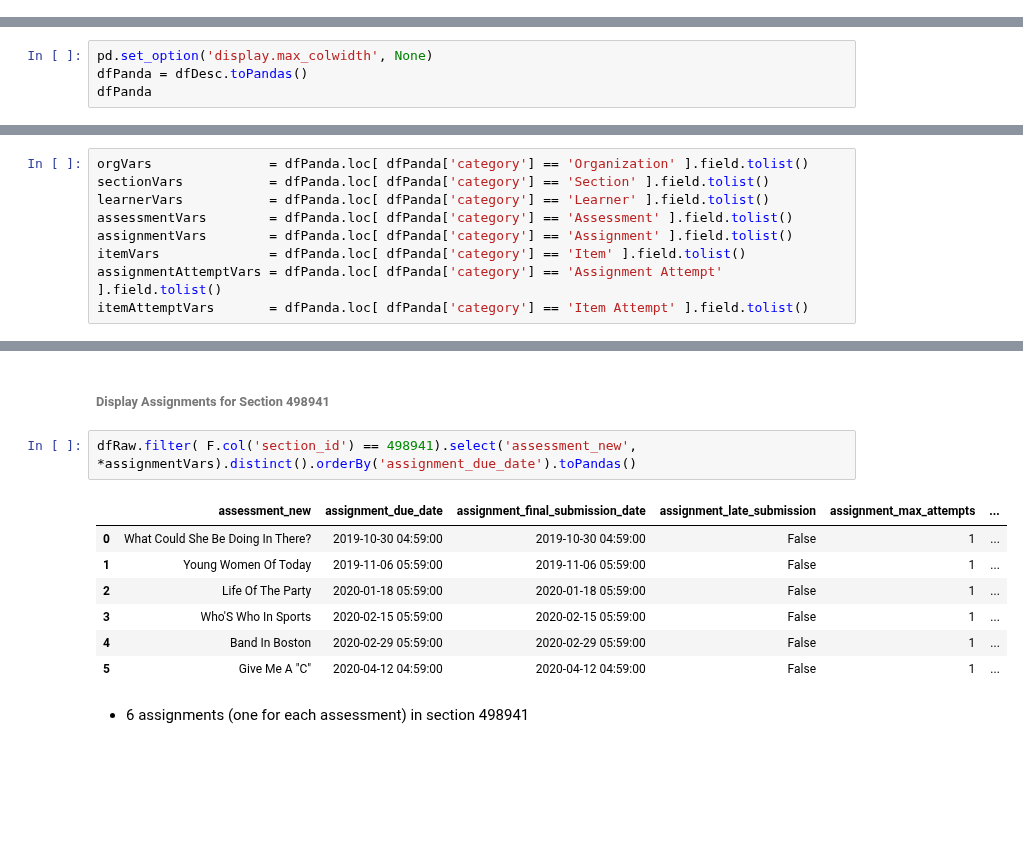
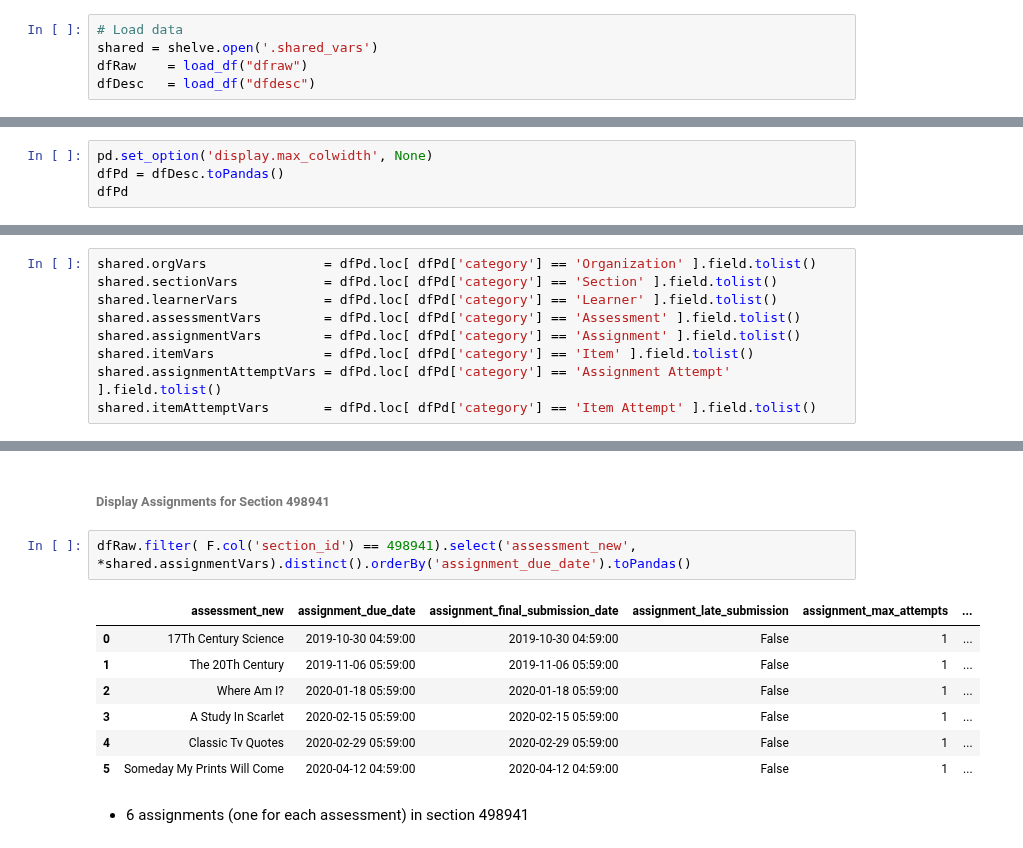
Before and after one commit to dlhinkley/c772-capstone-project, a Jupyter notebook: juniper/summarization.ipynb, the cells around one changed output, grey strips where cells are left out. Cells and saved outputs as stored; diff of their text form; blank space fills up the shorter version.

```diff
--- a/juniper/summarization.ipynb
+++ b/juniper/summarization.ipynb
@@ -5,3 +9,8 @@
+# %%
+# Load data
+shared = shelve.open('.shared_vars')
+dfRaw    = load_df("dfraw")
+dfDesc   = load_df("dfdesc")
 # %%
 def remap_org(df):
   # Given a dataframe, add a learner field with randome names
@@ -80,7 +93,7 @@ dfRaw.select().count()
 # %%
 pd.set_option('display.max_colwidth', None)
-dfPanda = dfDesc.toPandas()
-dfPanda
+dfPd = dfDesc.toPandas()
+dfPd
 # %% [output]
 |  | field | category | type | description |
 | 0 | assessment_id | Assessment | Categorical Identifier | ID of an Assessment. |
@@ -115,14 +130,14 @@ dfDesc.select('category').distinct().show(20,False)
 |Assignment        |
 +------------------+
 # %%
-orgVars               = dfPanda.loc[ dfPanda['category'] == 'Organization' ].field.tolist()
-sectionVars           = dfPanda.loc[ dfPanda['category'] == 'Section' ].field.tolist()
-learnerVars           = dfPanda.loc[ dfPanda['category'] == 'Learner' ].field.tolist()
-assessmentVars        = dfPanda.loc[ dfPanda['category'] == 'Assessment' ].field.tolist()
-assignmentVars        = dfPanda.loc[ dfPanda['category'] == 'Assignment' ].field.tolist()
-itemVars              = dfPanda.loc[ dfPanda['category'] == 'Item' ].field.tolist()
-assignmentAttemptVars = dfPanda.loc[ dfPanda['category'] == 'Assignment Attempt' ].field.tolist()
-itemAttemptVars       = dfPanda.loc[ dfPanda['category'] == 'Item Attempt' ].field.tolist()
+shared.orgVars               = dfPd.loc[ dfPd['category'] == 'Organization' ].field.tolist()
+shared.sectionVars           = dfPd.loc[ dfPd['category'] == 'Section' ].field.tolist()
+shared.learnerVars           = dfPd.loc[ dfPd['category'] == 'Learner' ].field.tolist()
+shared.assessmentVars        = dfPd.loc[ dfPd['category'] == 'Assessment' ].field.tolist()
+shared.assignmentVars        = dfPd.loc[ dfPd['category'] == 'Assignment' ].field.tolist()
+shared.itemVars              = dfPd.loc[ dfPd['category'] == 'Item' ].field.tolist()
+shared.assignmentAttemptVars = dfPd.loc[ dfPd['category'] == 'Assignment Attempt' ].field.tolist()
+shared.itemAttemptVars       = dfPd.loc[ dfPd['category'] == 'Item Attempt' ].field.tolist()
 # %% [markdown]
 ###### Display Sample Data
 # %%
@@ -193,15 +208,15 @@ dfRaw.filter( F.col('section_id') == 498941).select(*assessmentVars, 'assessment
 # %% [markdown]
 ###### Display Assignments for Section 498941
 # %%
-dfRaw.filter( F.col('section_id') == 498941).select('assessment_new', *assignmentVars).distinct().orderBy('assignment_due_date').toPandas()
+dfRaw.filter( F.col('section_id') == 498941).select('assessment_new', *shared.assignmentVars).distinct().orderBy('assignment_due_date').toPandas()
 # %% [output]
 |  | assessment_new | assignment_due_date | assignment_final_submission_date | assignment_late_submission | assignment_max_attempts | ... |
-| 0 | What Could She Be Doing In There? | 2019-10-30 04:59:00 | 2019-10-30 04:59:00 | False | 1 | ... |
-| 1 | Young Women Of Today | 2019-11-06 05:59:00 | 2019-11-06 05:59:00 | False | 1 | ... |
-| 2 | Life Of The Party | 2020-01-18 05:59:00 | 2020-01-18 05:59:00 | False | 1 | ... |
-| 3 | Who'S Who In Sports | 2020-02-15 05:59:00 | 2020-02-15 05:59:00 | False | 1 | ... |
-| 4 | Band In Boston | 2020-02-29 05:59:00 | 2020-02-29 05:59:00 | False | 1 | ... |
-| 5 | Give Me A "C" | 2020-04-12 04:59:00 | 2020-04-12 04:59:00 | False | 1 | ... |
+| 0 | 17Th Century Science | 2019-10-30 04:59:00 | 2019-10-30 04:59:00 | False | 1 | ... |
+| 1 | The 20Th Century | 2019-11-06 05:59:00 | 2019-11-06 05:59:00 | False | 1 | ... |
+| 2 | Where Am I? | 2020-01-18 05:59:00 | 2020-01-18 05:59:00 | False | 1 | ... |
+| 3 | A Study In Scarlet | 2020-02-15 05:59:00 | 2020-02-15 05:59:00 | False | 1 | ... |
+| 4 | Classic Tv Quotes | 2020-02-29 05:59:00 | 2020-02-29 05:59:00 | False | 1 | ... |
+| 5 | Someday My Prints Will Come | 2020-04-12 04:59:00 | 2020-04-12 04:59:00 | False | 1 | ... |
 # %% [markdown]
 - 6 assignments (one for each assessment) in section 498941
 # %% [markdown]
```
Also changed, not shown: parts of 48 cells of this notebook, 4 other files.
